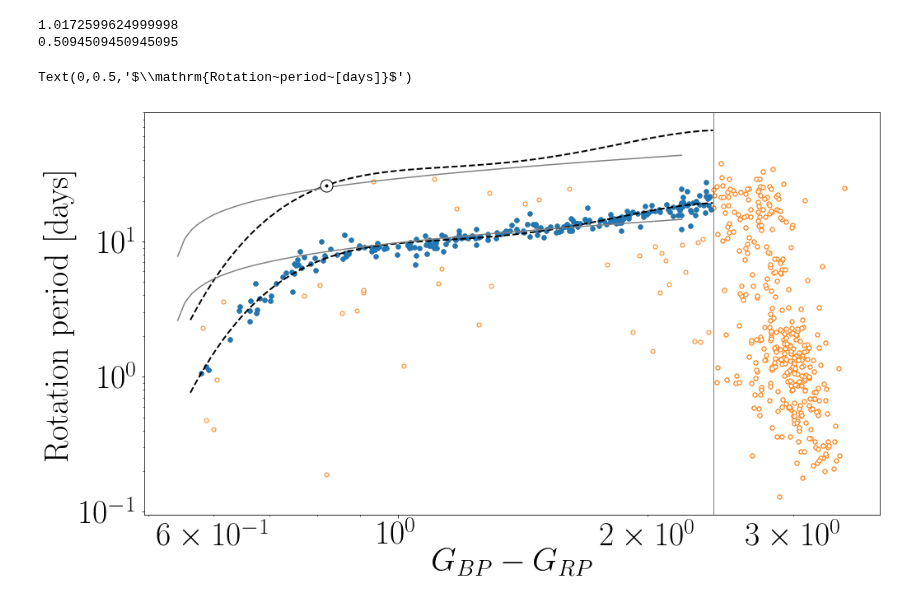
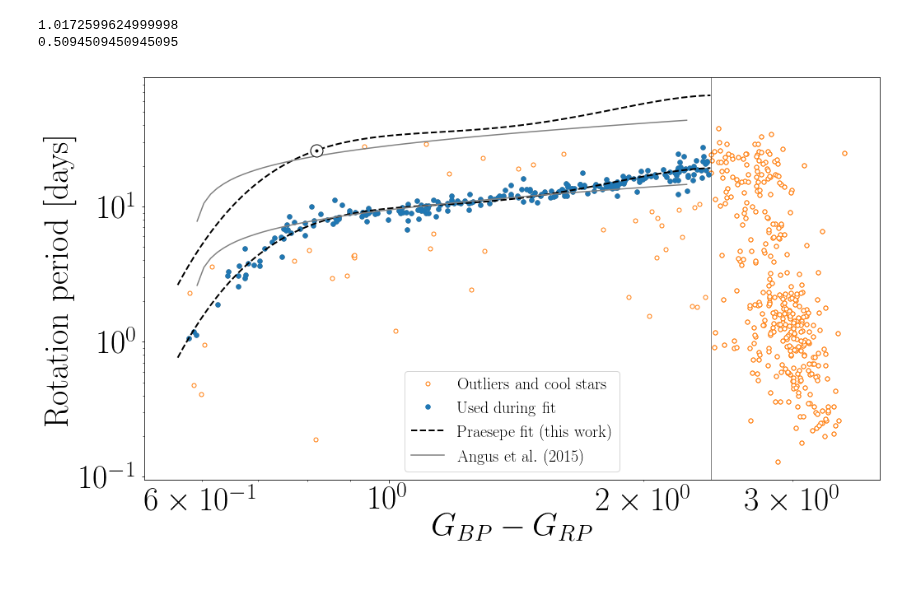
Before and after one commit to RuthAngus/stardate, a Jupyter notebook: paper/code/Praesepe.ipynb, the cells around one changed output. Saved outputs shown, nothing was run; the diff lists cells and outputs as text; code cells hidden in the pictures.

```diff
--- a/paper/code/Praesepe.ipynb
+++ b/paper/code/Praesepe.ipynb
@@ -12,7 +12,7 @@ from astropy.io import fits
 
 plotpar = {'axes.labelsize': 40,
            'font.size': 30,
-           'legend.fontsize': 30,
+           'legend.fontsize': 20,
            'xtick.labelsize': 40,
            'ytick.labelsize': 40,
            'text.usetex': True}
@@ -94,13 +94,13 @@ Index(['EPIC', 'G', 'bp', 'dec', 'parallax', 'parallax_err', 'ra', 'rp',
 # %%
 gaia_color = df.bp - df.rp
 Mdwarf_cut = 2.4
-color_mask = gaia_color < Mdwarf_cut
+m_mask = gaia_color < Mdwarf_cut
 
-plt.figure(figsize=(16, 9))
-plt.loglog(gaia_color, df.period, ".", ms=10)
-plt.loglog(gaia_color[~color_mask], df.period[~color_mask], ".", color="tab:orange", ms=10)
-plt.xlabel("$G_{BP} - G_{RP}$")
-plt.ylabel("$\mathrm{Rotation~period~[days]}$")
-plt.xlim(10**-.3, 10**.6)
-plt.axvline(Mdwarf_cut, color=".5", ls="--")
-plt.savefig("../praesepe.pdf")
+# plt.figure(figsize=(16, 9))
+# plt.loglog(gaia_color, df.period, ".", ms=10)
+# plt.loglog(gaia_color[~color_mask], df.period[~color_mask], ".", color="tab:orange", ms=10)
+# plt.xlabel("$G_{BP} - G_{RP}$")
+# plt.ylabel("$\mathrm{Rotation~period~[days]}$")
+# plt.xlim(10**-.3, 10**.6)
+# plt.axvline(Mdwarf_cut, color=".5", ls="--")
+# plt.savefig("../praesepe.pdf")
@@ -141,7 +127,7 @@ plt.loglog(10**x_clipped, 10**y_clipped, ".", ms=11)
 # %% [markdown]
 Now fit a model
 # %%
-praesepe_age = 625
+praesepe_age = 650
 sun_age, sun_prot, sun_color = np.array([4.56]), np.array([26]), np.array([.82])
 
 x = np.concatenate((x_clipped, np.log10(sun_color)))
@@ -264,31 +245,34 @@ print(bprp_2_bv(.82))
 # %%
 plt.figure(figsize=(16, 9))
 
 # Full cluster
-plt.loglog(gaia_color, df.period, "wo", ms=5, markeredgecolor="tab:orange")
-plt.loglog(gaia_color[~color_mask], df.period[~color_mask], "wo", markeredgecolor="tab:orange", ms=5)
+plt.loglog(gaia_color, df.period, "wo", ms=5, markeredgecolor="tab:orange",
+          label="$\mathrm{Outliers~and~cool~stars}$")
+plt.loglog(gaia_color[~color_mask], df.period[~color_mask], "wo", markeredgecolor="tab:orange", ms=5,
+          label="$\mathrm{Outliers~and~cool~stars}$")
 plt.axvline(Mdwarf_cut, color="k", alpha=.5, lw=1)
 
 # Sigma clipped
-plt.loglog(10**x_clipped, 10**y_clipped, ".", ms=11, color="tab:blue")
+plt.loglog(10**x_clipped, 10**y_clipped, ".", ms=11, color="tab:blue", label="$\mathrm{Used~during~fit}$")
 
 # Sun
 plt.loglog(sun_color, sun_prot, "wo", markeredgecolor="k", ms=15, zorder=3)
 plt.loglog(sun_color, sun_prot, ".k", zorder=3)  # Casagrande 2018
 
 # model
 plt.loglog(10**xs, 10**(p[0] + p[1]*xs + p[2]*xs**2 + p[3]*xs**3 + p[4]*xs**4 + p[5]*np.log10(praesepe_age)),
-         color="k", ls="--", lw=2, zorder=2)
+         color="k", ls="--", lw=2, zorder=2, label="$\mathrm{Praesepe~fit~(this~work)}$")
 plt.loglog(10**xs, 10**(p[0] + p[1]*xs + p[2]*xs**2 + p[3]*xs**3 + p[4]*xs**4 + p[5]*np.log10(sun_age)),
-         color="k", ls="--", lw=2, zorder=0)
+         color="k", ls="--", lw=2, zorder=0, label="$\mathrm{Praesepe~fit~(this~work)}$")
 
-plt.loglog(10**xs-.2, periods_praesepe, color=".5")
-plt.loglog(10**xs-.2, periods_sun, color=".5")
+plt.loglog(10**xs-.15, periods_praesepe, color=".5", label="$\mathrm{Angus~et ~al.~(2015)}$")
+plt.loglog(10**xs-.15, periods_sun, color=".5", label="$\mathrm{Angus~et ~al.~(2015)}$")
 
 # Floof
 # plt.xlim(10**-.3, 10**.6)
 plt.xlabel("$G_{BP} - G_{RP}$")
 plt.ylabel("$\mathrm{Rotation~period~[days]}$")
+plt.legend()
+plt.savefig("with_angus_gyrochrones.pdf")
 # %% [output]
-Text(0,0.5,'$\\mathrm{Rotation~period~[days]}$')
-[figure, old version]
+[figure, new version]
```
Also changed, not shown: parts of 13 cells of this notebook.
